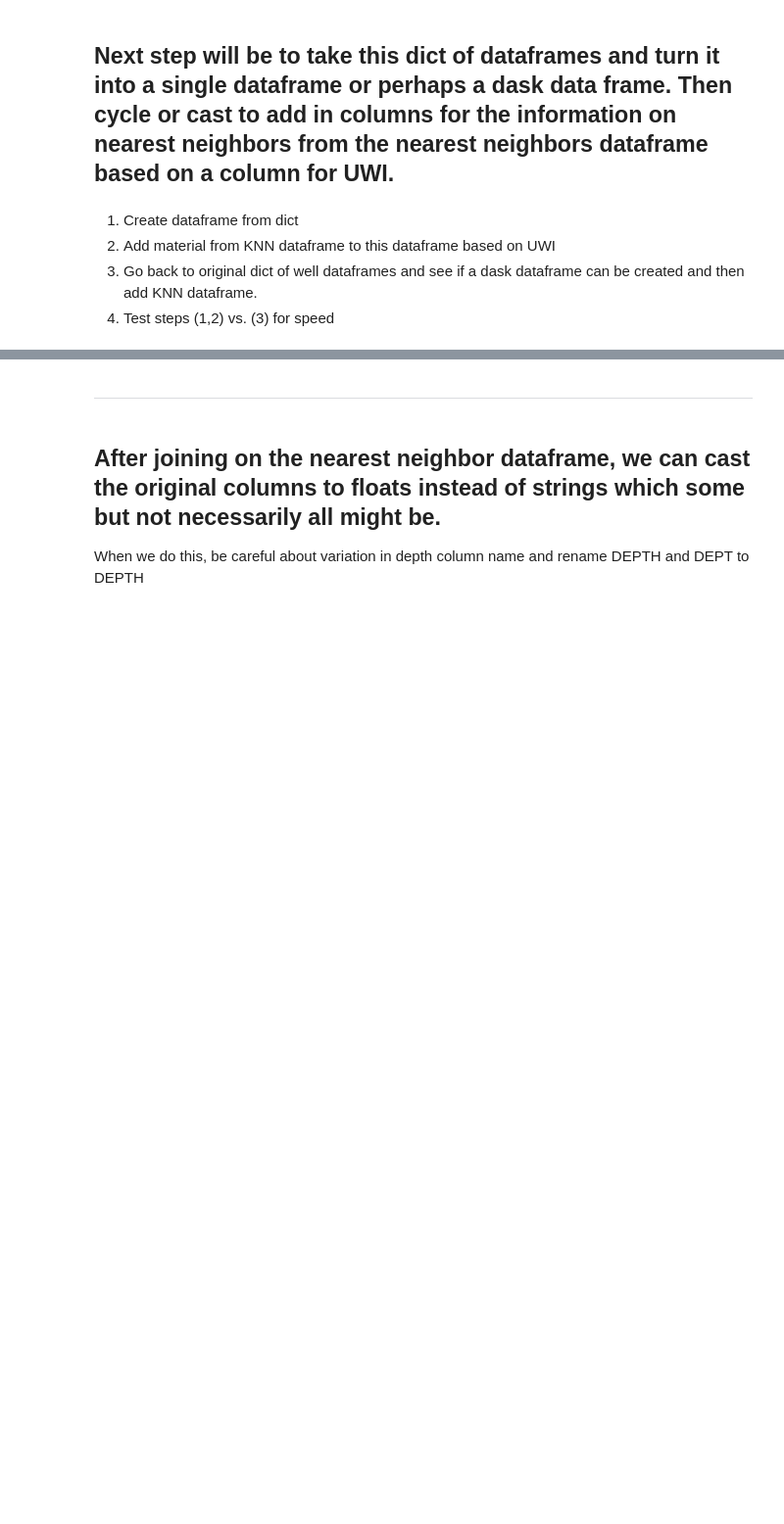
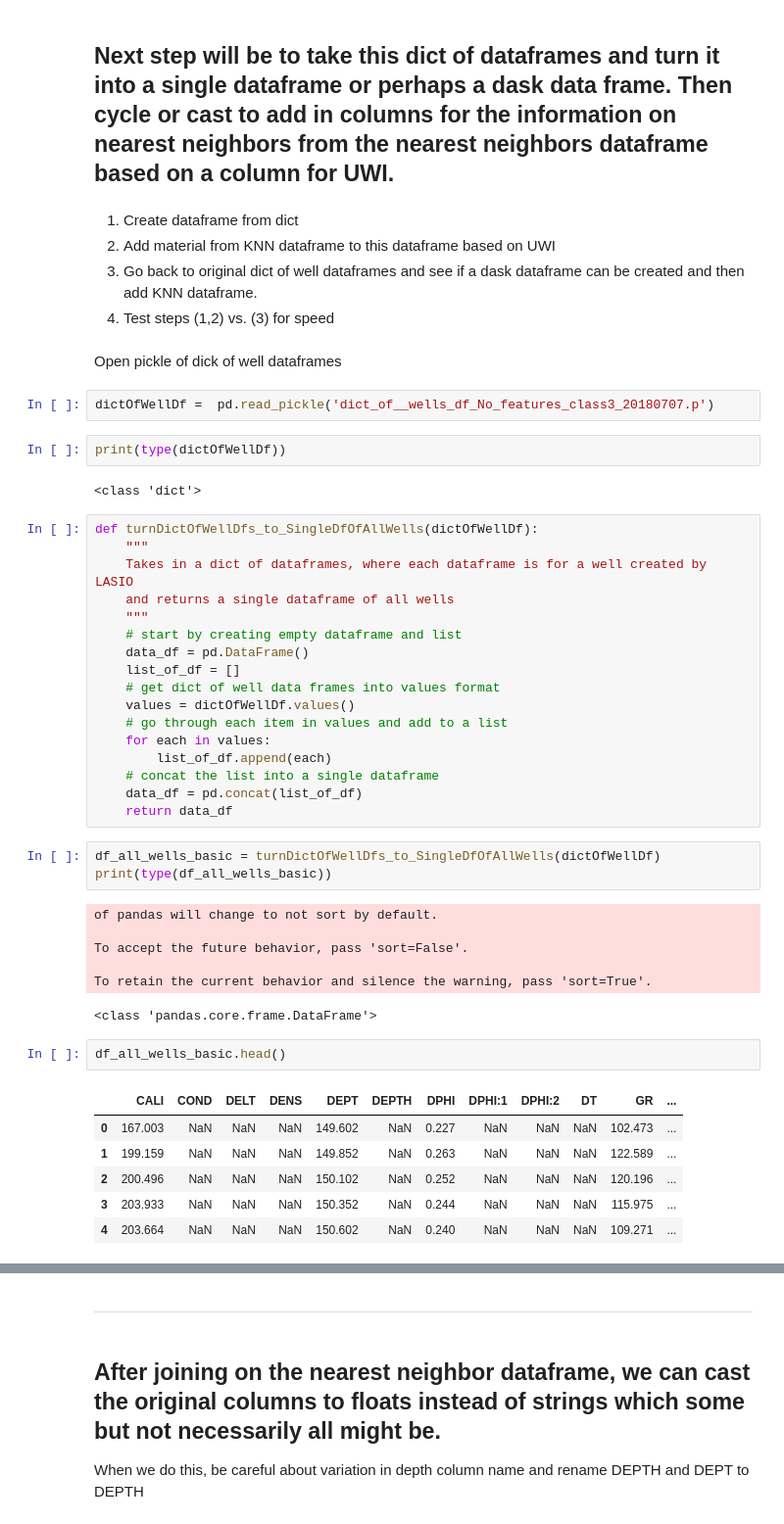
Before and after one commit to JustinGOSSES/MannvilleGroup_Strat_Hackathon, a Jupyter notebook: notebooks_2018/modular_redo/createFeatures/createFeat_20180707_vC.ipynb, the cells around one changed output, grey strips where cells are left out. Shown at 98% size. Saved outputs shown, nothing was run; the diff lists cells and outputs as text; blank space fills up the shorter version.

Commit message:
merged knn dataframe and wells dataframe added some clarification to documentation in noteook vC

```diff
--- a/notebooks_2018/modular_redo/createFeatures/createFeat_20180707_vC.ipynb
+++ b/notebooks_2018/modular_redo/createFeatures/createFeat_20180707_vC.ipynb
@@ -429,3 +426,47 @@ pickle.dump(dict_wells_df_and_Nofeatures_20180707, open( "dict_of__wells_df_No_f
 2. Add material from KNN dataframe to this dataframe based on UWI
 3. Go back to original dict of well dataframes and see if a dask dataframe can be created and then add KNN dataframe.
 4. Test steps (1,2) vs. (3) for speed
+# %% [markdown]
+Open pickle of dick of well dataframes
+# %%
+dictOfWellDf =  pd.read_pickle('dict_of__wells_df_No_features_class3_20180707.p')
+# %%
+print(type(dictOfWellDf))
+# %% [output]
+<class 'dict'>
+# %%
+def turnDictOfWellDfs_to_SingleDfOfAllWells(dictOfWellDf):
+    """
+    Takes in a dict of dataframes, where each dataframe is for a well created by LASIO
+    and returns a single dataframe of all wells
+    """
+    # start by creating empty dataframe and list
+    data_df = pd.DataFrame()
+    list_of_df = []
+    # get dict of well data frames into values format
+    values = dictOfWellDf.values()
+    # go through each item in values and add to a list
+    for each in values:
+        list_of_df.append(each)
+    # concat the list into a single dataframe
+    data_df = pd.concat(list_of_df)
+    return data_df
+# %%
+df_all_wells_basic = turnDictOfWellDfs_to_SingleDfOfAllWells(dictOfWellDf)
+print(type(df_all_wells_basic))
+# %% [output]
+of pandas will change to not sort by default.
+
+To accept the future behavior, pass 'sort=False'.
+
+To retain the current behavior and silence the warning, pass 'sort=True'.
+<class 'pandas.core.frame.DataFrame'>
+# %%
+df_all_wells_basic.head()
+# %% [output]
+|  | CALI | COND | DELT | DENS | DEPT | DEPTH | DPHI | DPHI:1 | DPHI:2 | DT | GR | ... |
+| 0 | 167.003 | NaN | NaN | NaN | 149.602 | NaN | 0.227 | NaN | NaN | NaN | 102.473 | ... |
+| 1 | 199.159 | NaN | NaN | NaN | 149.852 | NaN | 0.263 | NaN | NaN | NaN | 122.589 | ... |
+| 2 | 200.496 | NaN | NaN | NaN | 150.102 | NaN | 0.252 | NaN | NaN | NaN | 120.196 | ... |
+| 3 | 203.933 | NaN | NaN | NaN | 150.352 | NaN | 0.244 | NaN | NaN | NaN | 115.975 | ... |
+| 4 | 203.664 | NaN | NaN | NaN | 150.602 | NaN | 0.240 | NaN | NaN | NaN | 109.271 | ... |
```
Also changed, not shown: parts of 23 cells of this notebook.
